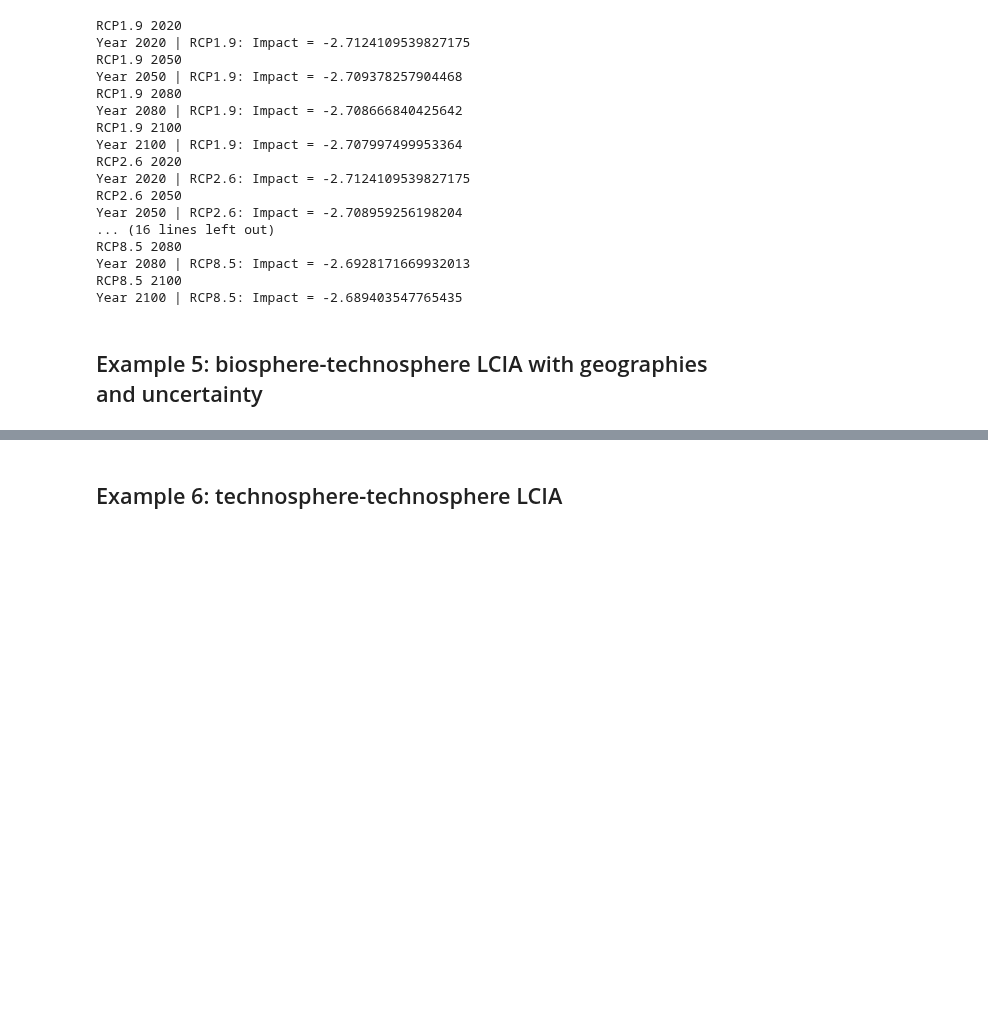
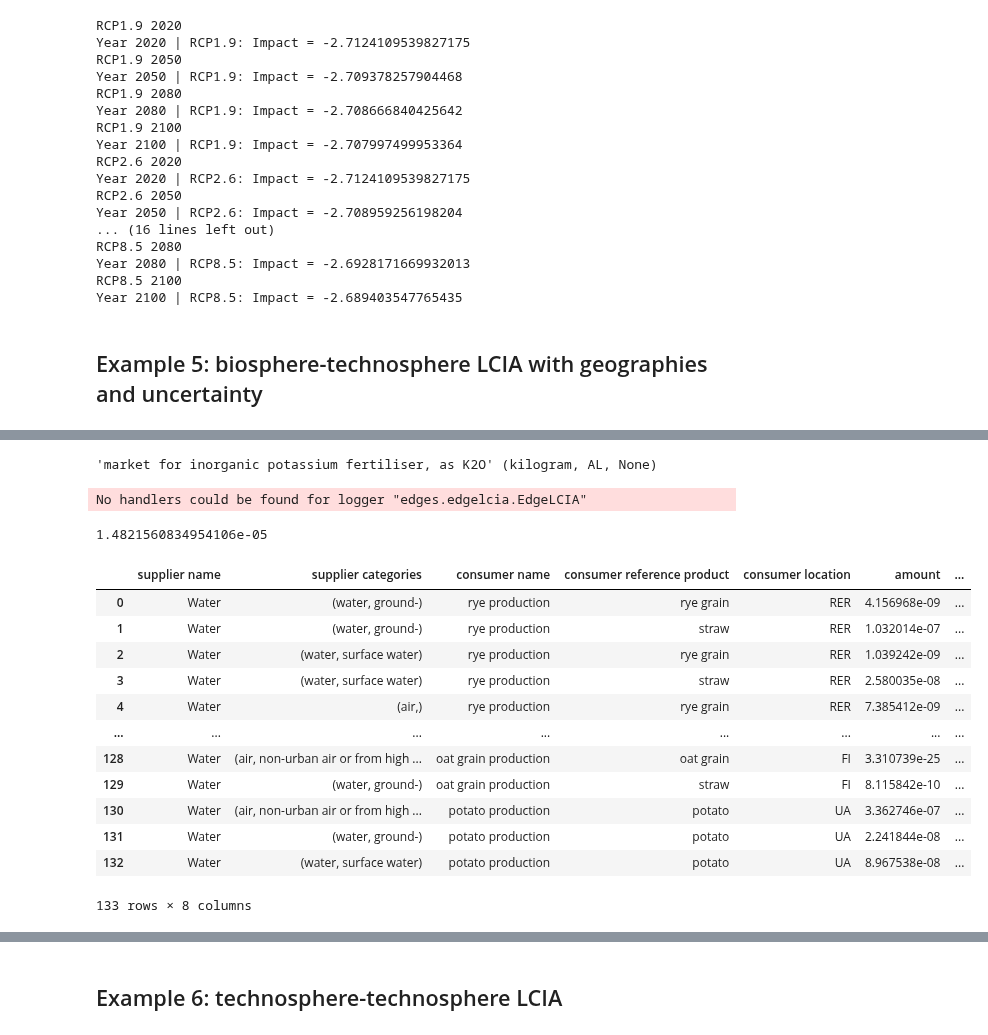
Before and after one commit to Laboratory-for-Energy-Systems-Analysis/edges, a Jupyter notebook: dev/brightcon/Notebook - edges.ipynb, the cells around one changed output, grey strips where cells are left out. Saved outputs shown, nothing was run; the diff lists cells and outputs as text; code cells hidden in the pictures; blank space fills up the shorter version.

```diff
--- a/dev/brightcon/Notebook - edges.ipynb
+++ b/dev/brightcon/Notebook - edges.ipynb
@@ -528,0 +628,40 @@ Year 2100 | RCP8.5: Impact = -2.689403547765435
+# %%
+bw2data.projects.set_current("ecoinvent-3.11-cutoff-bw25")
+act = bw2data.Database("ecoinvent-3.11-cutoff").random()
+act
+# %% [output]
+'market for inorganic potassium fertiliser, as K2O' (kilogram, AL, None)
+# %%
+LCA = EdgeLCIA(
+    demand={act: 1},
+    method=method,
+)
+LCA.lci()
+
+LCA.apply_strategies()
+#LCA.map_exchanges()
+
+LCA.evaluate_cfs()
+LCA.lcia()
+LCA.score
+# %% [output]
+No handlers could be found for logger "edges.edgelcia.EdgeLCIA"
+1.4821560834954106e-05
+# %%
+df = LCA.generate_cf_table()
+# %%
+df
+# %% [output]
+|  | supplier name | supplier categories | consumer name | consumer reference product | consumer location | amount | ... |
+| 0 | Water | (water, ground-) | rye production | rye grain | RER | 4.156968e-09 | ... |
+| 1 | Water | (water, ground-) | rye production | straw | RER | 1.032014e-07 | ... |
+| 2 | Water | (water, surface water) | rye production | rye grain | RER | 1.039242e-09 | ... |
+| 3 | Water | (water, surface water) | rye production | straw | RER | 2.580035e-08 | ... |
+| 4 | Water | (air,) | rye production | rye grain | RER | 7.385412e-09 | ... |
+| ... | ... | ... | ... | ... | ... | ... | ... |
+| 128 | Water | (air, non-urban air or from high ... | oat grain production | oat grain | FI | 3.310739e-25 | ... |
+| 129 | Water | (water, ground-) | oat grain production | straw | FI | 8.115842e-10 | ... |
+| 130 | Water | (air, non-urban air or from high ... | potato production | potato | UA | 3.362746e-07 | ... |
+| 131 | Water | (water, ground-) | potato production | potato | UA | 2.241844e-08 | ... |
+| 132 | Water | (water, surface water) | potato production | potato | UA | 8.967538e-08 | ... |
+133 rows × 8 columns
```
Also changed, not shown: parts of 14 cells of this notebook, 1 other file.
